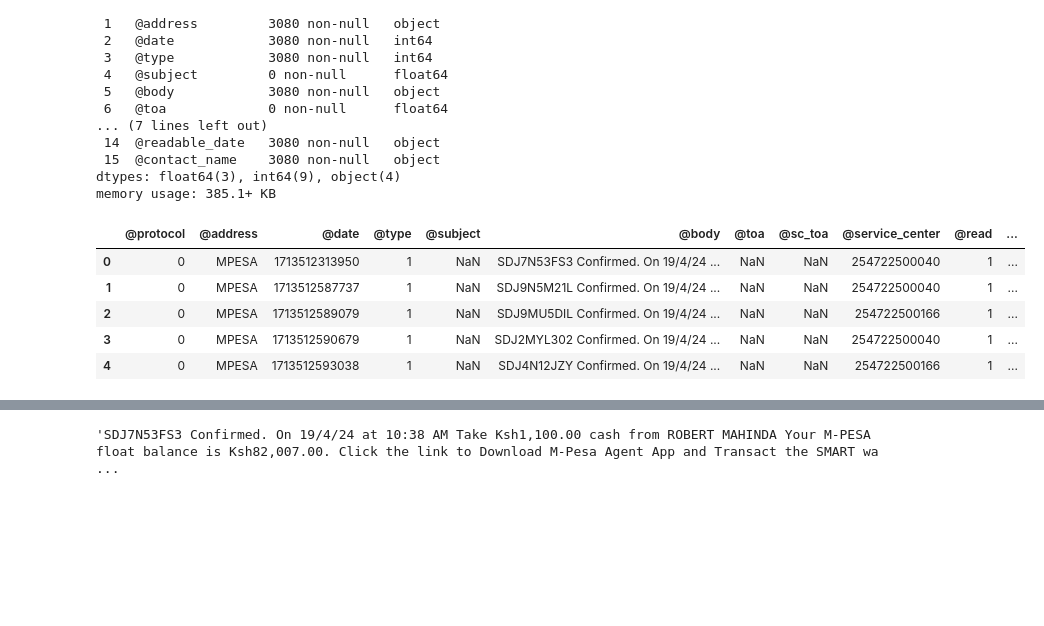
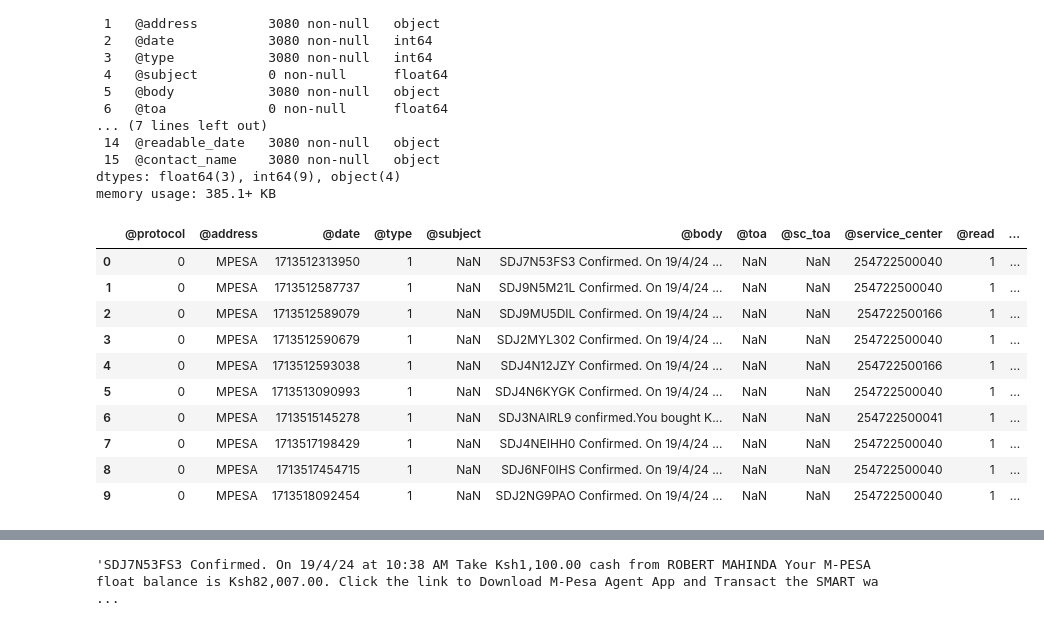
Before and after one commit to MarwaBrian/mpesa, a Jupyter notebook: index.ipynb, the cells around one changed output, grey strips where cells are left out. Drawn from its saved outputs; the diff is of its cells as text; code cells hidden in the pictures; blank space fills up the shorter version.

```diff
--- a/index.ipynb
+++ b/index.ipynb
@@ -55,11 +50,16 @@ Data columns (total 16 columns):
 dtypes: float64(3), int64(9), object(4)
 memory usage: 385.1+ KB
 # %%
-df.head()
+df.head(10)
 # %% [output]
 |  | @protocol | @address | @date | @type | @subject | @body | @toa | @sc_toa | @service_center | @read | ... |
 | 0 | 0 | MPESA | 1713512313950 | 1 | NaN | SDJ7N53FS3 Confirmed. On 19/4/24 ... | NaN | NaN | 254722500040 | 1 | ... |
 | 1 | 0 | MPESA | 1713512587737 | 1 | NaN | SDJ9N5M21L Confirmed. On 19/4/24 ... | NaN | NaN | 254722500040 | 1 | ... |
 | 2 | 0 | MPESA | 1713512589079 | 1 | NaN | SDJ9MU5DIL Confirmed. On 19/4/24 ... | NaN | NaN | 254722500166 | 1 | ... |
 | 3 | 0 | MPESA | 1713512590679 | 1 | NaN | SDJ2MYL302 Confirmed. On 19/4/24 ... | NaN | NaN | 254722500040 | 1 | ... |
 | 4 | 0 | MPESA | 1713512593038 | 1 | NaN | SDJ4N12JZY Confirmed. On 19/4/24 ... | NaN | NaN | 254722500166 | 1 | ... |
+| 5 | 0 | MPESA | 1713513090993 | 1 | NaN | SDJ4N6KYGK Confirmed. On 19/4/24 ... | NaN | NaN | 254722500040 | 1 | ... |
+| 6 | 0 | MPESA | 1713515145278 | 1 | NaN | SDJ3NAIRL9 confirmed.You bought K... | NaN | NaN | 254722500041 | 1 | ... |
+| 7 | 0 | MPESA | 1713517198429 | 1 | NaN | SDJ4NEIHH0 Confirmed. On 19/4/24 ... | NaN | NaN | 254722500040 | 1 | ... |
+| 8 | 0 | MPESA | 1713517454715 | 1 | NaN | SDJ6NF0IHS Confirmed. On 19/4/24 ... | NaN | NaN | 254722500040 | 1 | ... |
+| 9 | 0 | MPESA | 1713518092454 | 1 | NaN | SDJ2NG9PAO Confirmed. On 19/4/24 ... | NaN | NaN | 254722500040 | 1 | ... |
```
Also changed, not shown: parts of 23 cells of this notebook.
